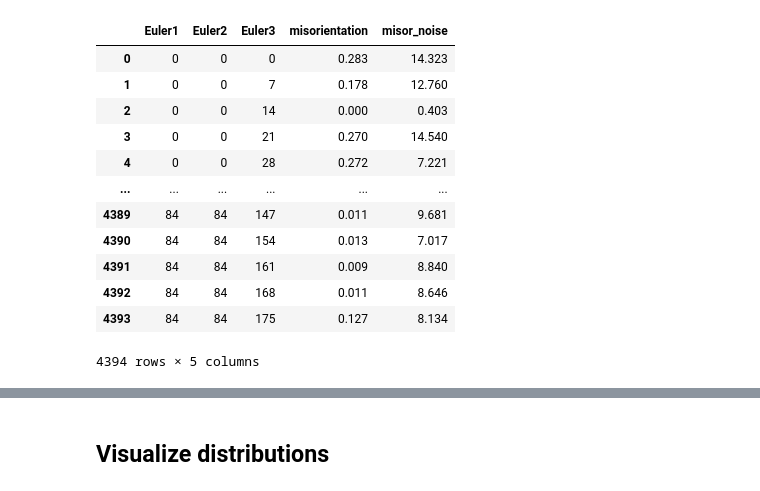
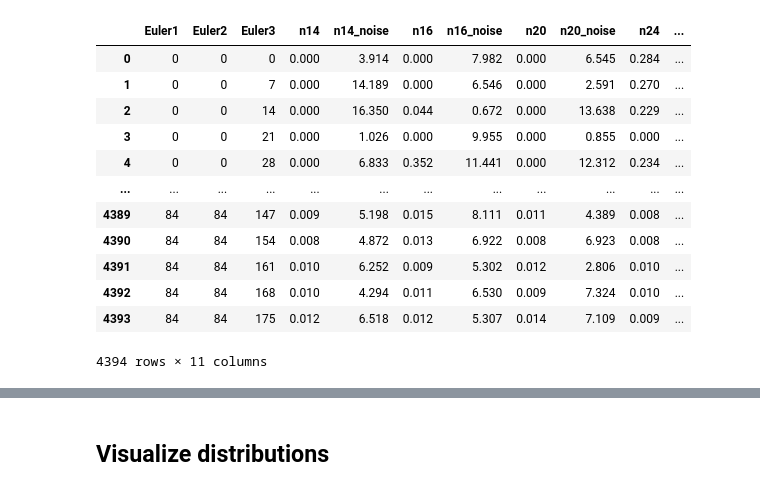
Before and after one commit to bertopadron/FTIR-EBSD, a Jupyter notebook: docs/08b_stats_test.ipynb, the cells around one changed output, grey strips where cells are left out. Cells and saved outputs as stored; diff of their text form; code cells hidden in the pictures.

```diff
--- a/docs/08b_stats_test.ipynb
+++ b/docs/08b_stats_test.ipynb
@@ -42,19 +42,19 @@ mpl.rcParams['lines.markersize'] = 12
 # Remove legend frame
 mpl.rcParams['legend.frameon'] = False
 # %%
-dataset = pd.read_csv('output/2024-04-11_step7_lamb1987_noise.csv')
+dataset = pd.read_csv('output/2024-04-13_step7_lamb1987_noise_datapoints.csv')
 dataset
 # %% [output]
-|  | Euler1 | Euler2 | Euler3 | misorientation | misor_noise |
-| 0 | 0 | 0 | 0 | 0.283 | 14.323 |
-| 1 | 0 | 0 | 7 | 0.178 | 12.760 |
-| 2 | 0 | 0 | 14 | 0.000 | 0.403 |
-| 3 | 0 | 0 | 21 | 0.270 | 14.540 |
-| 4 | 0 | 0 | 28 | 0.272 | 7.221 |
-| ... | ... | ... | ... | ... | ... |
-| 4389 | 84 | 84 | 147 | 0.011 | 9.681 |
-| 4390 | 84 | 84 | 154 | 0.013 | 7.017 |
-| 4391 | 84 | 84 | 161 | 0.009 | 8.840 |
-| 4392 | 84 | 84 | 168 | 0.011 | 8.646 |
-| 4393 | 84 | 84 | 175 | 0.127 | 8.134 |
+|  | Euler1 | Euler2 | Euler3 | n14 | n14_noise | n16 | n16_noise | n20 | n20_noise | n24 | ... |
+| 0 | 0 | 0 | 0 | 0.000 | 3.914 | 0.000 | 7.982 | 0.000 | 6.545 | 0.284 | ... |
+| 1 | 0 | 0 | 7 | 0.000 | 14.189 | 0.000 | 6.546 | 0.000 | 2.591 | 0.270 | ... |
+| 2 | 0 | 0 | 14 | 0.000 | 16.350 | 0.044 | 0.672 | 0.000 | 13.638 | 0.229 | ... |
+| 3 | 0 | 0 | 21 | 0.000 | 1.026 | 0.000 | 9.955 | 0.000 | 0.855 | 0.000 | ... |
+| 4 | 0 | 0 | 28 | 0.000 | 6.833 | 0.352 | 11.441 | 0.000 | 12.312 | 0.234 | ... |
+| ... | ... | ... | ... | ... | ... | ... | ... | ... | ... | ... | ... |
+| 4389 | 84 | 84 | 147 | 0.009 | 5.198 | 0.015 | 8.111 | 0.011 | 4.389 | 0.008 | ... |
+| 4390 | 84 | 84 | 154 | 0.008 | 4.872 | 0.013 | 6.922 | 0.008 | 6.923 | 0.008 | ... |
+| 4391 | 84 | 84 | 161 | 0.010 | 6.252 | 0.009 | 5.302 | 0.012 | 2.806 | 0.010 | ... |
+| 4392 | 84 | 84 | 168 | 0.010 | 4.294 | 0.011 | 6.530 | 0.009 | 7.324 | 0.010 | ... |
+| 4393 | 84 | 84 | 175 | 0.012 | 6.518 | 0.012 | 5.307 | 0.014 | 7.109 | 0.009 | ... |
-4394 rows × 5 columns
+4394 rows × 11 columns
```
Also changed, not shown: parts of 10 cells of this notebook.
